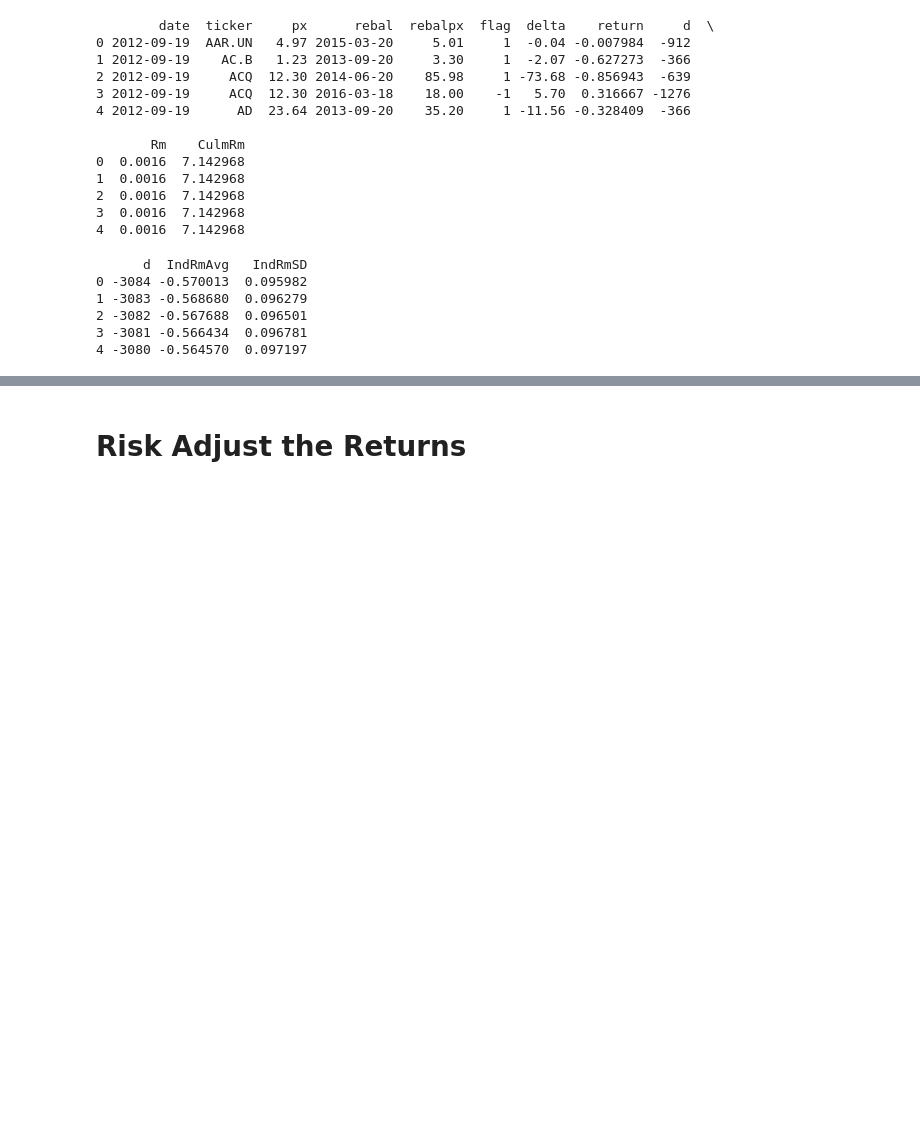
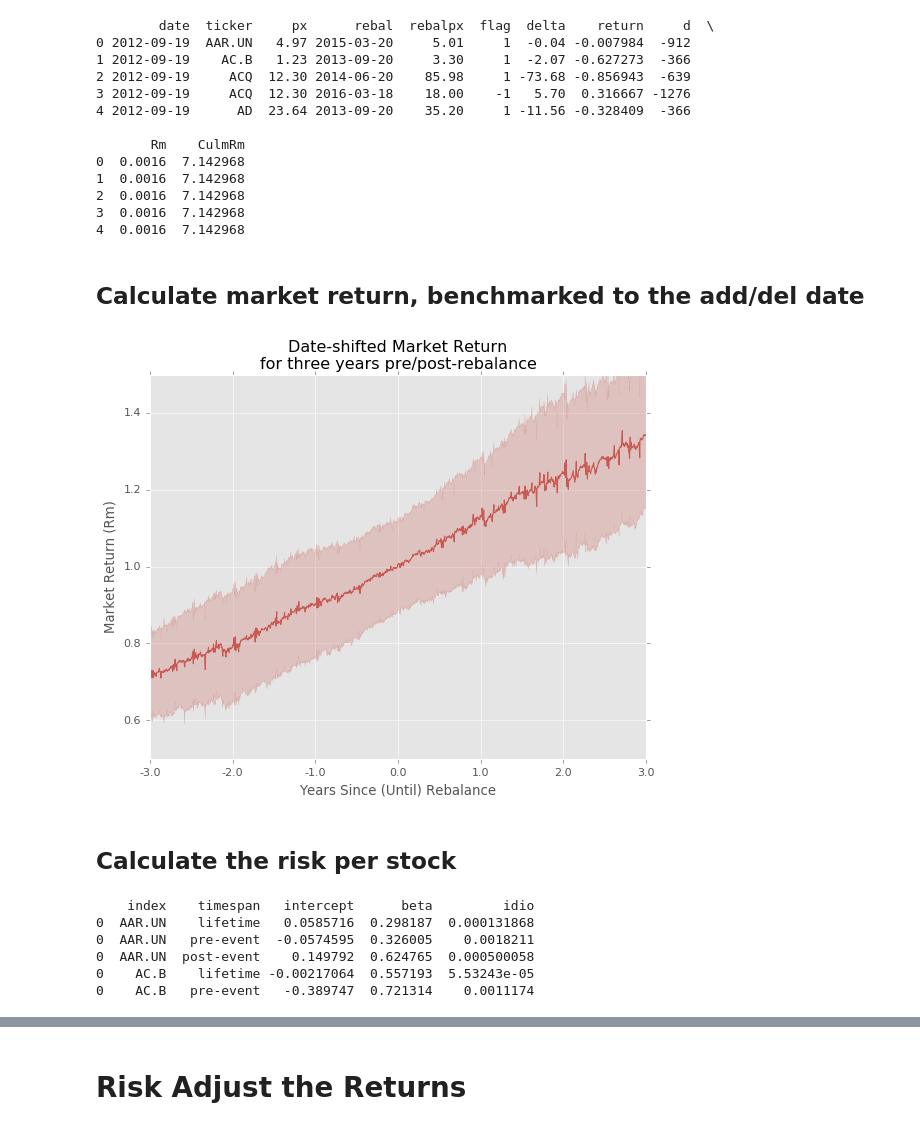
Before and after one commit to ebryce/Portfolio-Risk, a Jupyter notebook: thesis.ipynb, the cells around one changed output, grey strips where cells are left out. Drawn from its saved outputs; the diff is of its cells as text; code cells hidden in the pictures; blank space fills up the shorter version.

```diff
--- a/thesis.ipynb
+++ b/thesis.ipynb
@@ -106,20 +147,76 @@ print(df.head())
 2  0.0016  7.142968
 3  0.0016  7.142968
 4  0.0016  7.142968
+# %% [markdown]
+## Calculate market return, benchmarked to the add/del date
 # %%
 adjustments = df[df['d']==0][['ticker','CulmRm']]
 adjustments.columns = ['ticker','CulmRmAtT0']
 df = df.merge(adjustments, on=['ticker'])
 df['IndRm'] = (df['CulmRm']/df['CulmRmAtT0'])-1
 
 m = df[['d','IndRm']].groupby(by='d').mean().reset_index()
 s = df[['d','IndRm']].groupby(by='d').std().reset_index()
 Rm = m.merge(s, on='d', suffixes=('Avg','SD'))
-print(Rm.head())
+
+# Visualize market returns
+plt.style.use('ggplot')
+plt.plot(Rm['d'],Rm['IndRmAvg']+1, color='#c85a53')
+plt.fill_between(Rm['d'], Rm['IndRmAvg']-Rm['IndRmSD']+1, Rm['IndRmAvg']+Rm['IndRmSD']+1, color="#c85a53", alpha=0.25)
+plt.xlim(-1095,1095)
+plt.ylim(0.5,1.5)
+xrange = 1095
+plt.xticks(np.linspace(-xrange,xrange,1+2*math.floor(xrange/(365))),np.linspace((-xrange/365),(xrange/365),1+(2*math.floor(xrange/365))))
+plt.title('Date-shifted Market Return\nfor three years pre/post-rebalance')
+plt.xlabel('Years Since (Until) Rebalance')
+plt.ylabel('Market Return (Rm)')
+plt.show()
 # %% [output]
-      d  IndRmAvg   IndRmSD
-0 -3084 -0.570013  0.095982
-1 -3083 -0.568680  0.096279
-2 -3082 -0.567688  0.096501
-3 -3081 -0.566434  0.096781
-4 -3080 -0.564570  0.097197
+[figure, added]
+# %% [markdown]
+## Calculate the risk per stock
+# %%
+beta = df[['date','d','ticker','return','Rm']].drop_duplicates()
+
+risk = []
+for ticker in beta['ticker'].unique():
+    # Calculate the risk per security
+    sample = beta[beta['ticker']==ticker][['d','Rm','return']]
+
+    for timespan in ['lifetime','pre-event','post-event']:
+        # Compute for whether or not this is before or after the rebalance event
+        security_risk = pd.Series(name=ticker)
+        security_risk['timespan'] = timespan
+
+        if timespan=='pre-event':
+            subsample=sample[sample['d']<0]
+        elif timespan=='post-event':
+            subsample=sample[sample['d']>0]
+        else:
+            subsample=sample
+
+        slope, intercept, r_value, p_value, std_err = stats.linregress(subsample['Rm'], subsample['return'])
+
+        security_risk['intercept'] = intercept
+        security_risk['beta'] = slope
+        security_risk['idio'] = r_value**2
+
+        risk.append(pd.DataFrame(security_risk).T.reset_index())
+
+risk = pd.concat(risk)
+
+print(risk.head(5))
+
+df['timespan'] = df['d'].apply(lambda d: event_timespan(d))
+
+risk = risk.merge(daily_returns, left_on=['index','timespan'], right_on=['ticker','timespan'], suffixes=('','_return'))
+risk.drop('ticker',axis=1,inplace=True)
+
+risk.columns = ['ticker','timespan','intercept','beta','idio','return','sd']
+# %% [output]
+    index    timespan   intercept      beta         idio
+0  AAR.UN    lifetime   0.0585716  0.298187  0.000131868
+0  AAR.UN   pre-event  -0.0574595  0.326005    0.0018211
+0  AAR.UN  post-event    0.149792  0.624765  0.000500058
+0    AC.B    lifetime -0.00217064  0.557193  5.53243e-05
+0    AC.B   pre-event   -0.389747  0.721314    0.0011174
```
Also changed, not shown: parts of 21 cells of this notebook.
